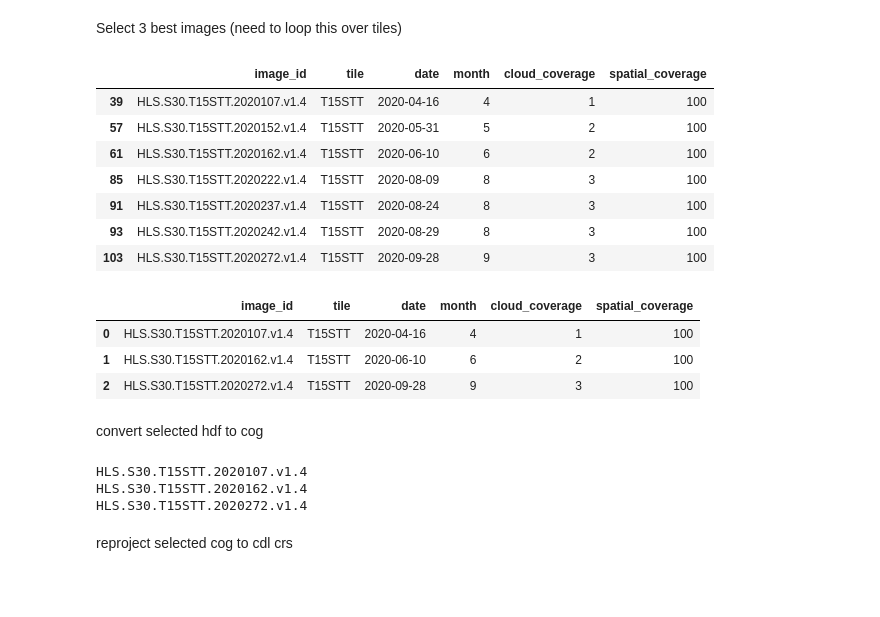
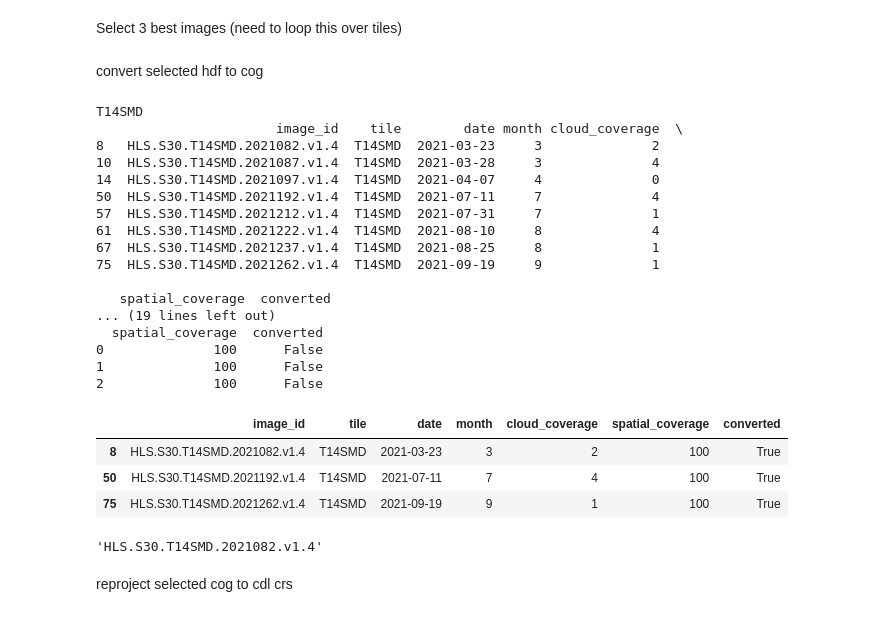
Before and after one commit to ClarkCGA/multi-temporal-crop-classification-training-data, a Jupyter notebook: workflow.ipynb, the cells around one changed output. Cells and saved outputs as stored; diff of their text form; code cells hidden in the pictures; blank space fills up the shorter version.

```diff
--- a/workflow.ipynb
+++ b/workflow.ipynb
@@ -153,0 +291,2 @@ Select 3 best images (need to loop this over tiles)
+# %% [markdown]
+convert selected hdf to cog
@@ -154,31 +345,51 @@ Select 3 best images (need to loop this over tiles)
 # %%
-cloud_thres = 5
-valid_months = [3,4,5,6,7,8,9]
-cand_images = image_index[(image_index.spatial_coverage == 100) & (image_index.cloud_coverage <= cloud_thres) & (image_index.month.isin(valid_months))]
-#cand_images.sort_values(['cloud_coverage']).head(50)
+tiles_to_process = image_index.tile.unique().tolist()
+image_index['converted'] = False
+
+for tile in tiles_to_process:
+    print(tile)
+    cand_images = image_index[(image_index.tile == tile) &(image_index.spatial_coverage == 100) & (image_index.cloud_coverage <= cloud_thres)]
+    print(cand_images)
+    first_image, first_image_id, cand_images = convert_first_date(cand_images)
+    last_image, last_image_id, last_images = convert_last_date(cand_images)
+    middle_image, middle_image_id, middle_images = convert_middle_date(cand_images)
+
+    selected_images = pd.concat([first_image, middle_image, last_image], ignore_index = True)
+    print(selected_images)
+
+    image_index.loc[image_index.image_id == first_image_id  , 'converted'] = True
+    image_index.loc[image_index.image_id == middle_image_id  , 'converted'] = True
+    image_index.loc[image_index.image_id == last_image_id  , 'converted'] = True
 
 
-cand_image_count = len(cand_images)
-first_image = cand_images.head(1)
-last_image = cand_images.tail(1)
-middle_image = cand_images.head(cand_image_count // 2).tail(1)
-
-selected_images = pd.concat([first_image, middle_image, last_image], ignore_index = True)
+    assert len(selected_images) == 3
+    assert len(selected_images.image_id.unique()) == 3
 # %% [output]
-|  | image_id | tile | date | month | cloud_coverage | spatial_coverage |
-| 39 | HLS.S30.T15STT.2020107.v1.4 | T15STT | 2020-04-16 | 4 | 1 | 100 |
-| 57 | HLS.S30.T15STT.2020152.v1.4 | T15STT | 2020-05-31 | 5 | 2 | 100 |
-| 61 | HLS.S30.T15STT.2020162.v1.4 | T15STT | 2020-06-10 | 6 | 2 | 100 |
-| 85 | HLS.S30.T15STT.2020222.v1.4 | T15STT | 2020-08-09 | 8 | 3 | 100 |
-| 91 | HLS.S30.T15STT.2020237.v1.4 | T15STT | 2020-08-24 | 8 | 3 | 100 |
-| 93 | HLS.S30.T15STT.2020242.v1.4 | T15STT | 2020-08-29 | 8 | 3 | 100 |
-| 103 | HLS.S30.T15STT.2020272.v1.4 | T15STT | 2020-09-28 | 9 | 3 | 100 |
+T14SMD
+                       image_id    tile        date month cloud_coverage  \
+8   HLS.S30.T14SMD.2021082.v1.4  T14SMD  2021-03-23     3              2
+10  HLS.S30.T14SMD.2021087.v1.4  T14SMD  2021-03-28     3              4
+14  HLS.S30.T14SMD.2021097.v1.4  T14SMD  2021-04-07     4              0
+50  HLS.S30.T14SMD.2021192.v1.4  T14SMD  2021-07-11     7              4
+57  HLS.S30.T14SMD.2021212.v1.4  T14SMD  2021-07-31     7              1
+61  HLS.S30.T14SMD.2021222.v1.4  T14SMD  2021-08-10     8              4
+67  HLS.S30.T14SMD.2021237.v1.4  T14SMD  2021-08-25     8              1
+75  HLS.S30.T14SMD.2021262.v1.4  T14SMD  2021-09-19     9              1
+
+   spatial_coverage  converted
+... (19 lines left out)
+  spatial_coverage  converted
+0              100      False
+1              100      False
+2              100      False
+# %%
+image_index[image_index.converted == True].head(200)
+# %% [output]
+|  | image_id | tile | date | month | cloud_coverage | spatial_coverage | converted |
+| 8 | HLS.S30.T14SMD.2021082.v1.4 | T14SMD | 2021-03-23 | 3 | 2 | 100 | True |
+| 50 | HLS.S30.T14SMD.2021192.v1.4 | T14SMD | 2021-07-11 | 7 | 4 | 100 | True |
+| 75 | HLS.S30.T14SMD.2021262.v1.4 | T14SMD | 2021-09-19 | 9 | 1 | 100 | True |
 # %%
-selected_images
+first_image_id
 # %% [output]
-|  | image_id | tile | date | month | cloud_coverage | spatial_coverage |
-| 0 | HLS.S30.T15STT.2020107.v1.4 | T15STT | 2020-04-16 | 4 | 1 | 100 |
-| 1 | HLS.S30.T15STT.2020162.v1.4 | T15STT | 2020-06-10 | 6 | 2 | 100 |
-| 2 | HLS.S30.T15STT.2020272.v1.4 | T15STT | 2020-09-28 | 9 | 3 | 100 |
+'HLS.S30.T14SMD.2021082.v1.4'
-# %% [markdown]
-convert selected hdf to cog
@@ -205,8 +395,0 @@ def convert_hdf_to_cog(scene_id, product = "S30"):
-# %%
-for k in range(len(selected_images)):
-    print(selected_images.at[k, 'image_id'])
-    convert_hdf_to_cog(selected_images.at[k, 'image_id'])
-# %% [output]
-HLS.S30.T15STT.2020107.v1.4
-HLS.S30.T15STT.2020162.v1.4
-HLS.S30.T15STT.2020272.v1.4
```
Also changed, not shown: parts of 30 cells of this notebook.
